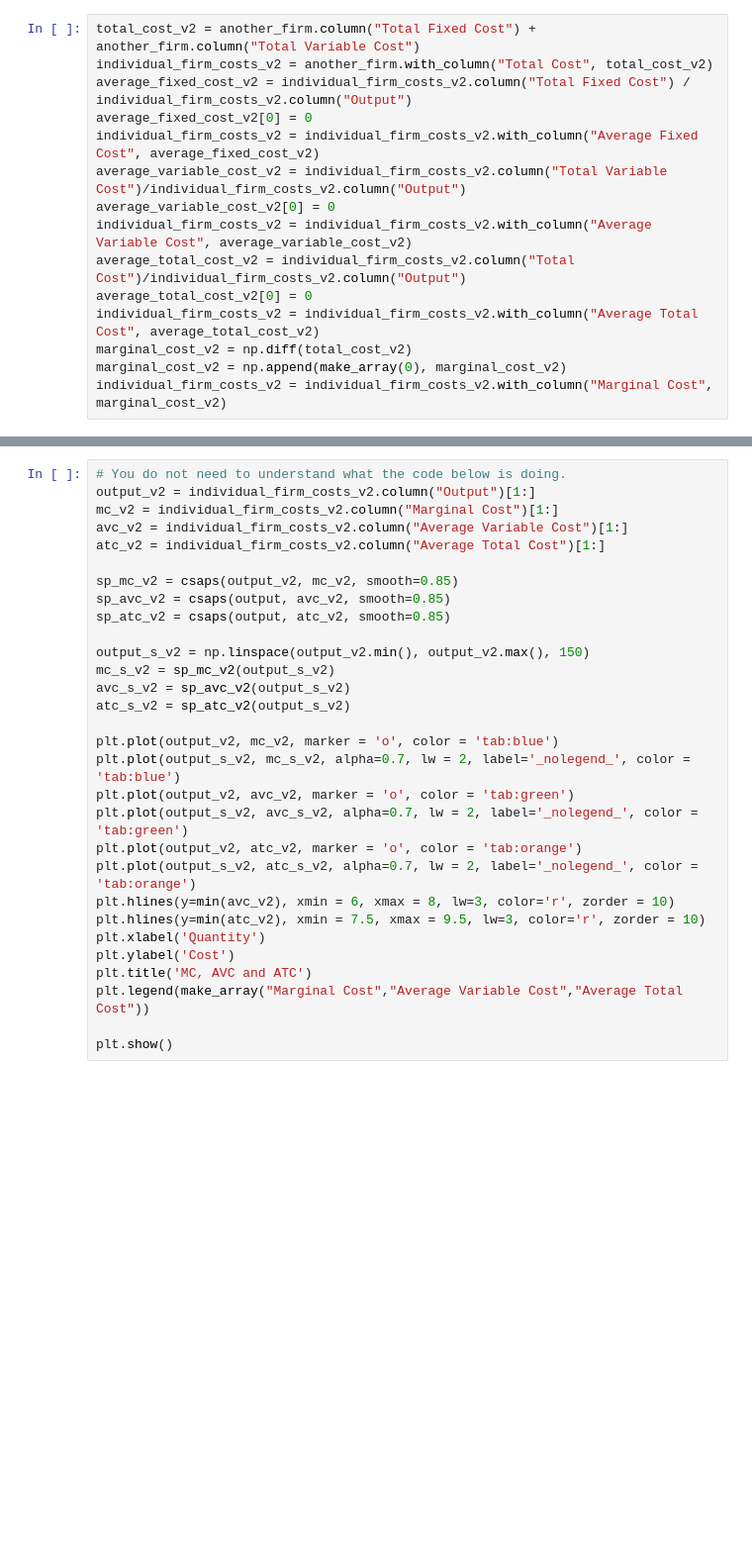
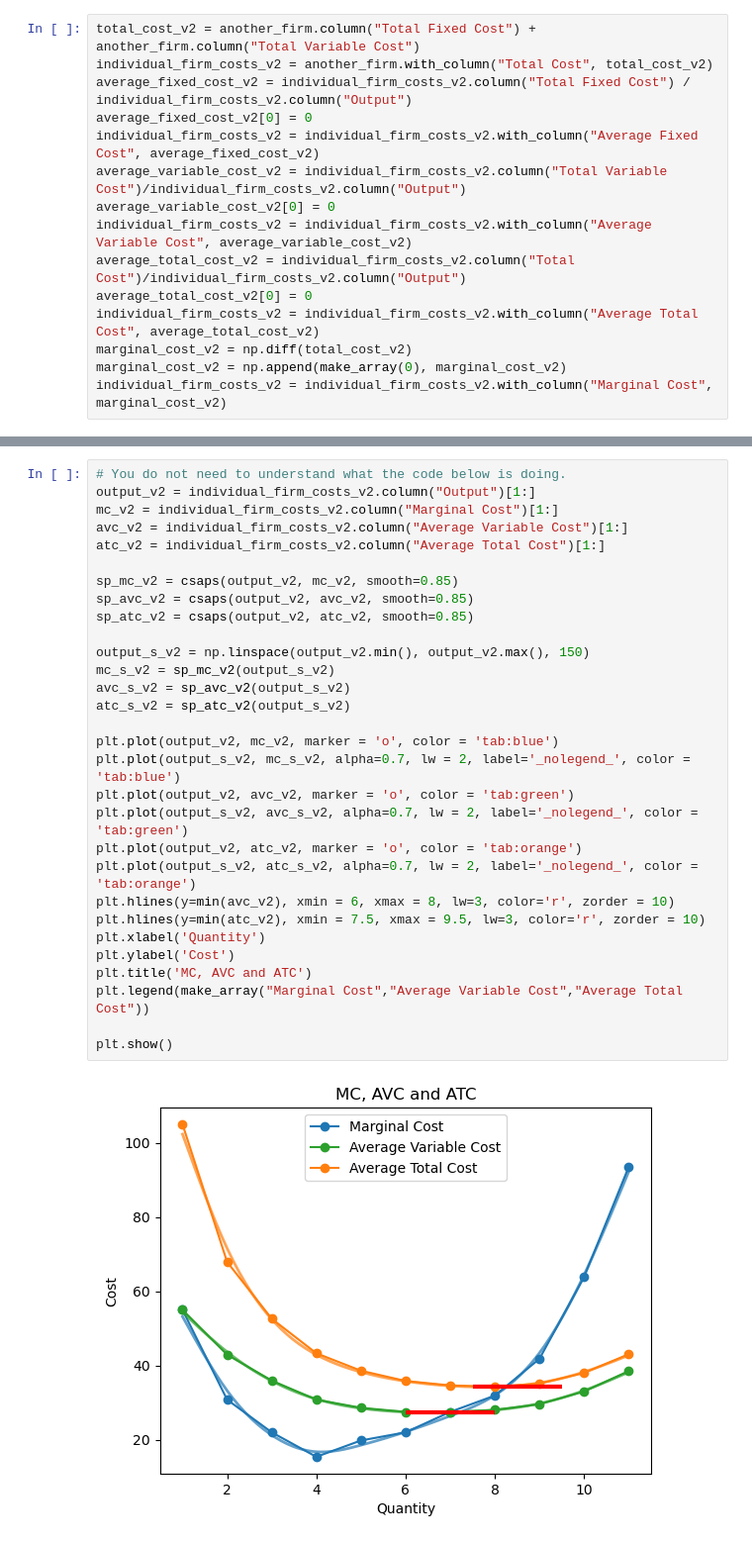
Before and after one commit to data-88e/fa23-materials, a Jupyter notebook: lec/lec03/3.3a-california-energy.ipynb, the cells around one changed output, grey strips where cells are left out. Shown at 99% size. Saved outputs shown, nothing was run; the diff lists cells and outputs as text; blank space fills up the shorter version.

```diff
--- a/lec/lec03/3.3a-california-energy.ipynb
+++ b/lec/lec03/3.3a-california-energy.ipynb
@@ -115,32 +212,34 @@ plt.show()
 # %%
 # You do not need to understand what the code below is doing.
 output_v2 = individual_firm_costs_v2.column("Output")[1:]
 mc_v2 = individual_firm_costs_v2.column("Marginal Cost")[1:]
 avc_v2 = individual_firm_costs_v2.column("Average Variable Cost")[1:]
 atc_v2 = individual_firm_costs_v2.column("Average Total Cost")[1:]
 
 sp_mc_v2 = csaps(output_v2, mc_v2, smooth=0.85)
-sp_avc_v2 = csaps(output, avc_v2, smooth=0.85)
-sp_atc_v2 = csaps(output, atc_v2, smooth=0.85)
+sp_avc_v2 = csaps(output_v2, avc_v2, smooth=0.85)
+sp_atc_v2 = csaps(output_v2, atc_v2, smooth=0.85)
 
 output_s_v2 = np.linspace(output_v2.min(), output_v2.max(), 150)
 mc_s_v2 = sp_mc_v2(output_s_v2)
 avc_s_v2 = sp_avc_v2(output_s_v2)
 atc_s_v2 = sp_atc_v2(output_s_v2)
 
 plt.plot(output_v2, mc_v2, marker = 'o', color = 'tab:blue')
 plt.plot(output_s_v2, mc_s_v2, alpha=0.7, lw = 2, label='_nolegend_', color = 'tab:blue')
 plt.plot(output_v2, avc_v2, marker = 'o', color = 'tab:green')
 plt.plot(output_s_v2, avc_s_v2, alpha=0.7, lw = 2, label='_nolegend_', color = 'tab:green')
 plt.plot(output_v2, atc_v2, marker = 'o', color = 'tab:orange')
 plt.plot(output_s_v2, atc_s_v2, alpha=0.7, lw = 2, label='_nolegend_', color = 'tab:orange')
 plt.hlines(y=min(avc_v2), xmin = 6, xmax = 8, lw=3, color='r', zorder = 10)
 plt.hlines(y=min(atc_v2), xmin = 7.5, xmax = 9.5, lw=3, color='r', zorder = 10)
 plt.xlabel('Quantity')
 plt.ylabel('Cost')
 plt.title('MC, AVC and ATC')
 plt.legend(make_array("Marginal Cost","Average Variable Cost","Average Total Cost"))
 
 plt.show()
+# %% [output]
+[figure, added]
 # %%
 interact(lambda price: firm_behaviour(price, individual_firm_costs_v2), price=widgets.IntSlider(min=20,max=60,step=1,value=25));
```
Also changed, not shown: parts of 17 cells of this notebook.
